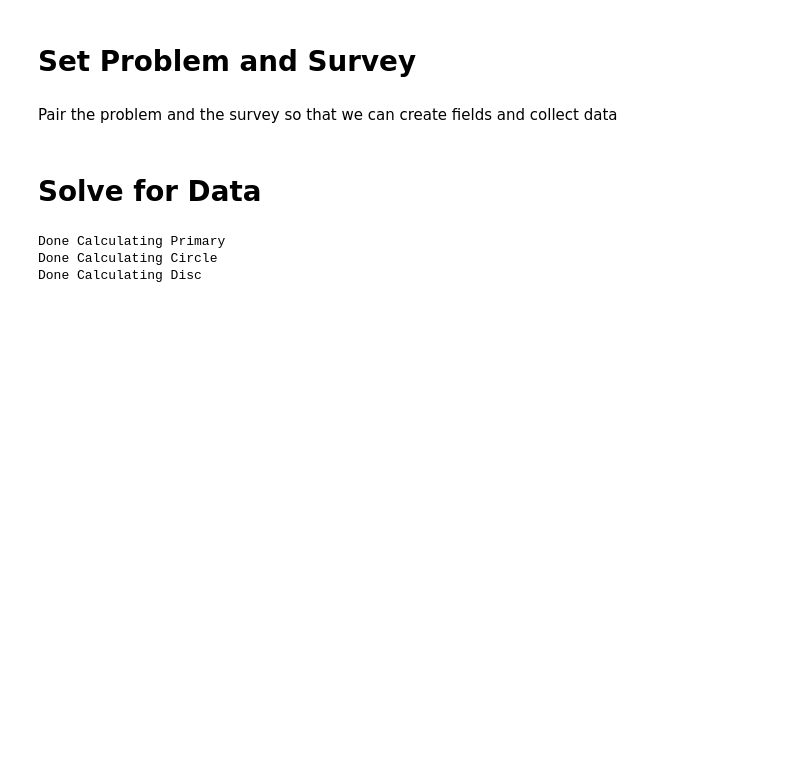
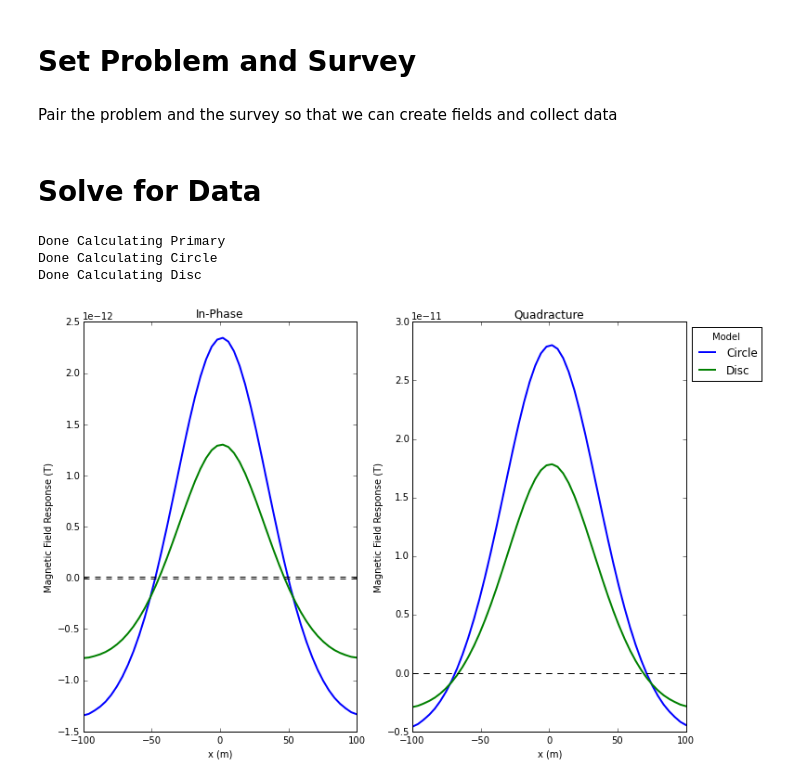
Before and after one commit to lheagy/Tutorials, a Jupyter notebook: PlateInCylindricalCoord.ipynb, the cells around one changed output. Saved outputs shown, nothing was run; the diff lists cells and outputs as text; code cells hidden in the pictures; blank space fills up the shorter version.

```diff
--- a/PlateInCylindricalCoord.ipynb
+++ b/PlateInCylindricalCoord.ipynb
@@ -174,4 +187,25 @@ print 'Done Calculating Disc'
 Done Calculating Primary
 Done Calculating Circle
 Done Calculating Disc
+# %%
+plt.figure(figsize=(10,7))
+plt.subplot(121)
+plt.plot(rxz,dCircleI-dPrimaryI,rxz,dDiscI-dPrimaryI,linewidth=2)
+plt.plot(rxz,flr*np.ones(rxz.shape),'--k', rxz,-flr*np.ones(rxz.shape),'--k')
+plt.title('In-Phase')
+plt.ylabel('Magnetic Field Response (T)')
+plt.xlabel('x (m)')
+
+plt.subplot(122)
+plt.plot(rxz,dCircleQ-dPrimaryQ,rxz,dDiscQ-dPrimaryQ,linewidth=2)
+plt.plot(rxz,flr*np.ones(rxz.shape),'--k', rxz,-flr*np.ones(rxz.shape),'--k')
+plt.title('Quadracture')
+plt.legend(['Circle','Disc'],loc=2, bbox_to_anchor = (1.0, 1.0),title='Model')
+plt.ylabel('Magnetic Field Response (T)')
+plt.xlabel('x (m)')
+
+plt.tight_layout()
+plt.show()
+# %% [output]
+[figure, added]
 # %%
```
Also changed, not shown: parts of 8 cells of this notebook.
